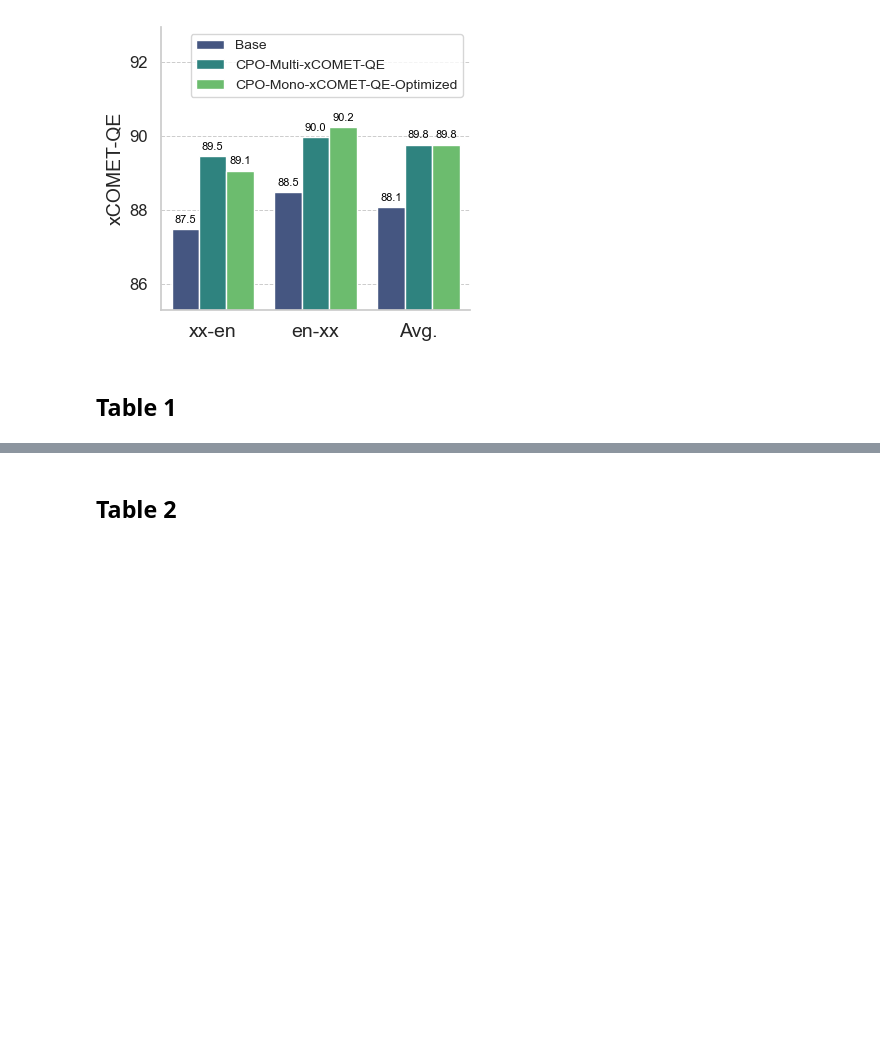
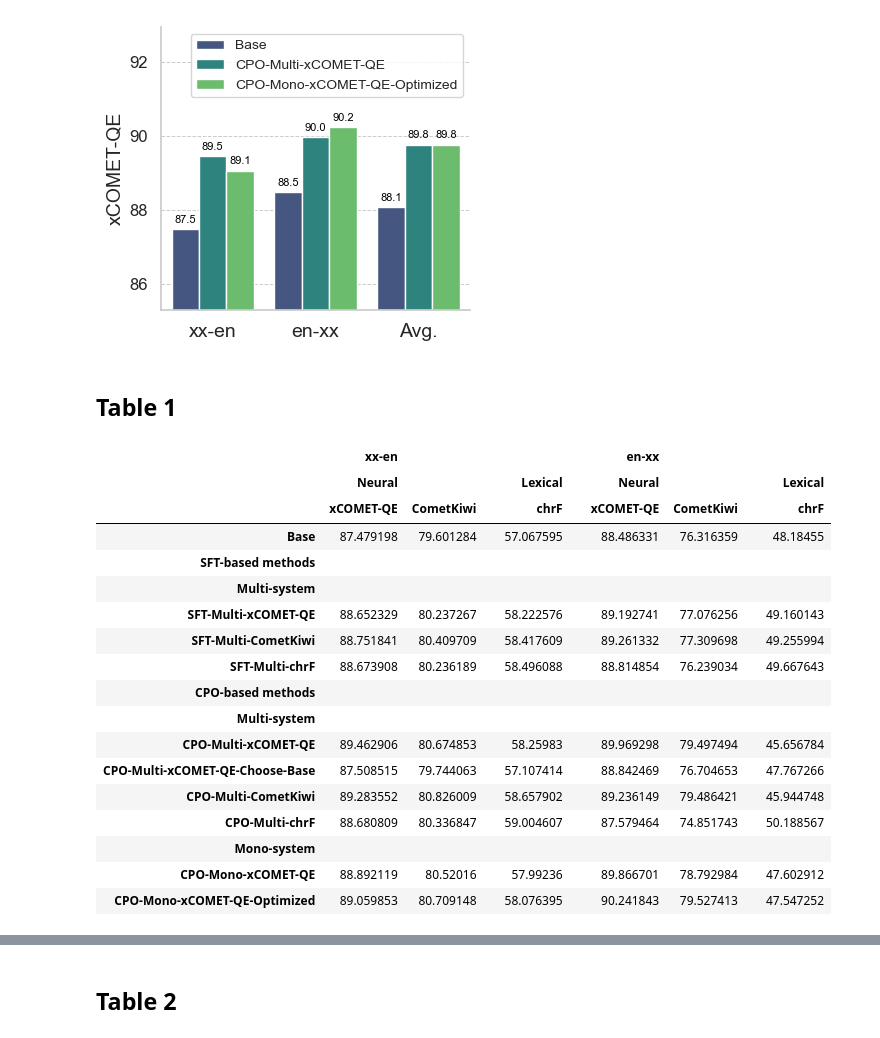
Before and after one commit to hgissbkh/translation-alignment, a Jupyter notebook: notebooks/plots.ipynb, the cells around one changed output, grey strips where cells are left out. Saved outputs shown, nothing was run; the diff lists cells and outputs as text; code cells hidden in the pictures; blank space fills up the shorter version.

```diff
--- a/notebooks/plots.ipynb
+++ b/notebooks/plots.ipynb
@@ -598,16 +543,67 @@ metrics = [("Neural", "xcomet"), ("Neural", "kiwi"), ("Lexical", "chrf")]#, ("Le
+# %%
+table_info = {
+    "systems": [
+        "SFT-Multi-xCOMET-QE",
+        "SFT-Multi-CometKiwi",
+        "SFT-Multi-chrF",
+        "CPO-Multi-xCOMET-QE",
+        "CPO-Multi-xCOMET-QE-Choose-Base",
+        "CPO-Multi-CometKiwi",
+        "CPO-Multi-chrF",
+        "CPO-Mono-xCOMET-QE",
+        "CPO-Mono-xCOMET-QE-Optimized",
+    ],
+    "lang_pairs": ["xx-en", "en-xx"],
+    "neural_metrics": ["xCOMET-QE", "CometKiwi"],
+    "lexical_metrics": ["chrF"]
+}
 # %%
-for sys in ["base"] + systems:
-    for lp in lps:
-        for metric_type, metric in metrics:
+# Initialize df
+index = ["Base"] \
+    + ["SFT-based methods", "Multi-system"] + [sys for sys in table_info["systems"] if "SFT" in sys] \
+    + ["CPO-based methods", "Multi-system"] + [sys for sys in table_info["systems"] if "CPO" in sys and "Multi" in sys] \
+    + ["Mono-system"] + [sys for sys in table_info["systems"] if "CPO" in sys and "Mono" in sys]
+columns = []
+for lp in table_info["lang_pairs"]:
+    for metric in table_info["neural_metrics"]:
+        columns.append((lp, "Neural", metric))
+    columns.append((lp, "", ""))
+    for metric in table_info["lexical_metrics"]:
+        columns.append((lp, "Lexical", metric))
+    columns.append(("", "", ""))
+df = pd.DataFrame(index=index, columns=pd.MultiIndex.from_tuples(columns[:-1]), data="")
+
+# Collect data
+for sys in ["Base"] + table_info["systems"]:
+    for lp, typ, metric in df.columns:
+        if lp != "" and typ != "" and metric != "":
             if lp not in ["xx-en", "en-xx", "Avg."]:
-                recap_df.loc[sys, (lp, metric_type, metric)] = eval_df.loc[eval_df.lp == lp, f"{sys}_{metric}"].mean()
+                df.loc[sys, (lp, typ, metric)] = eval_df.loc[eval_df.lp == lp, f"{models_dict[sys]['short_name']}_{metrics_dict[metric]}"].mean()
             elif lp == "xx-en":
-                recap_df.loc[sys, (lp, metric_type, metric)] = eval_df.loc[eval_df.tgt_lang == "en", f"{sys}_{metric}"].mean()
+                df.loc[sys, (lp, typ, metric)] = eval_df.loc[eval_df.tgt_lang == "en", f"{models_dict[sys]['short_name']}_{metrics_dict[metric]}"].mean()
             elif lp == "en-xx":
-                recap_df.loc[sys, (lp, metric_type, metric)] = eval_df.loc[eval_df.src_lang == "en", f"{sys}_{metric}"].mean()
+                df.loc[sys, (lp, typ, metric)] = eval_df.loc[eval_df.src_lang == "en", f"{models_dict[sys]['short_name']}_{metrics_dict[metric]}"].mean()
             elif lp == "Avg.":
-                recap_df.loc[sys, (lp, metric_type, metric)] = eval_df[f"{sys}_{metric}"].mean()
-recap_df.index = [metadata[idx]["clean_name"] if idx in metadata else idx for idx in recap_df.index]
-recap_df.columns = pd.MultiIndex.from_tuples(
-    [(lp, cat, metric_dict[met]) if met != "" else (lp, cat, met) for lp, cat, met in recap_df.columns]
-)
+                df.loc[sys, (lp, typ, metric)] = eval_df[f"{models_dict[sys]['short_name']}_{metrics_dict[metric]}"].mean()
+
+# Print df
+df
+# %% [output]
+|  | xx-en |  |  |  |  | en-xx |  |  |  |
+|  | Neural |  |  | Lexical |  | Neural |  |  | Lexical |
+|  | xCOMET-QE | CometKiwi |  | chrF |  | xCOMET-QE | CometKiwi |  | chrF |
+| Base | 87.479198 | 79.601284 |  | 57.067595 |  | 88.486331 | 76.316359 |  | 48.18455 |
+| SFT-based methods |  |  |  |  |  |  |  |  |  |
+| Multi-system |  |  |  |  |  |  |  |  |  |
+| SFT-Multi-xCOMET-QE | 88.652329 | 80.237267 |  | 58.222576 |  | 89.192741 | 77.076256 |  | 49.160143 |
+| SFT-Multi-CometKiwi | 88.751841 | 80.409709 |  | 58.417609 |  | 89.261332 | 77.309698 |  | 49.255994 |
+| SFT-Multi-chrF | 88.673908 | 80.236189 |  | 58.496088 |  | 88.814854 | 76.239034 |  | 49.667643 |
+| CPO-based methods |  |  |  |  |  |  |  |  |  |
+| Multi-system |  |  |  |  |  |  |  |  |  |
+| CPO-Multi-xCOMET-QE | 89.462906 | 80.674853 |  | 58.25983 |  | 89.969298 | 79.497494 |  | 45.656784 |
+| CPO-Multi-xCOMET-QE-Choose-Base | 87.508515 | 79.744063 |  | 57.107414 |  | 88.842469 | 76.704653 |  | 47.767266 |
+| CPO-Multi-CometKiwi | 89.283552 | 80.826009 |  | 58.657902 |  | 89.236149 | 79.486421 |  | 45.944748 |
+| CPO-Multi-chrF | 88.680809 | 80.336847 |  | 59.004607 |  | 87.579464 | 74.851743 |  | 50.188567 |
+| Mono-system |  |  |  |  |  |  |  |  |  |
+| CPO-Mono-xCOMET-QE | 88.892119 | 80.52016 |  | 57.99236 |  | 89.866701 | 78.792984 |  | 47.602912 |
+| CPO-Mono-xCOMET-QE-Optimized | 89.059853 | 80.709148 |  | 58.076395 |  | 90.241843 | 79.527413 |  | 47.547252 |
```
Also changed, not shown: parts of 41 cells of this notebook.
